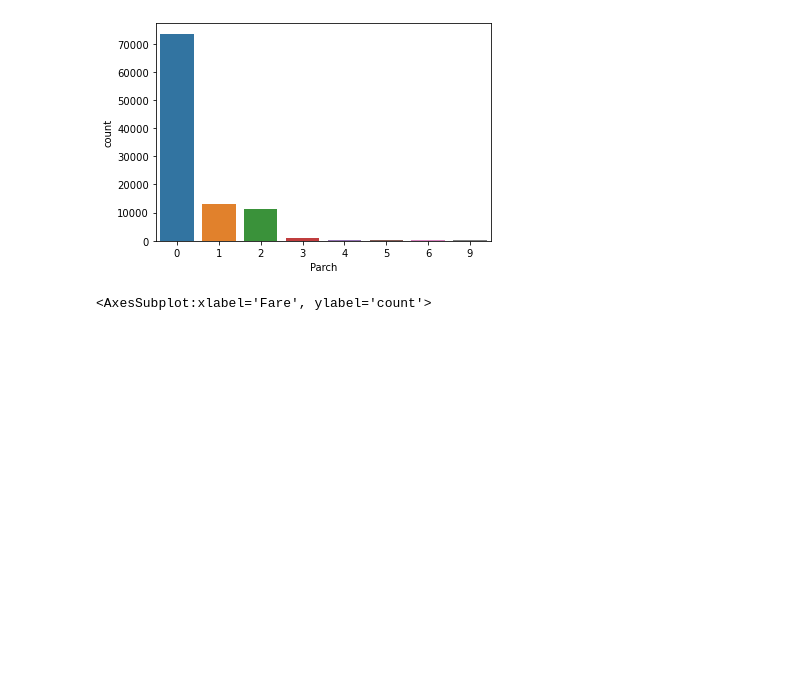
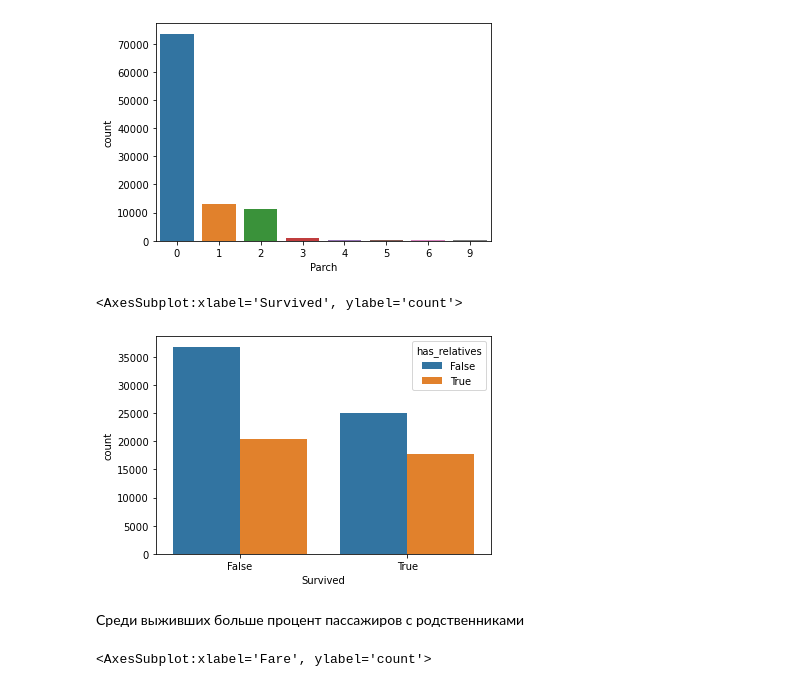
Before and after one commit to codekot/data_exploration, a Jupyter notebook: eda.ipynb, the cells around one changed output. Cells and saved outputs as stored; diff of their text form; code cells hidden in the pictures; blank space fills up the shorter version.

```diff
--- a/eda.ipynb
+++ b/eda.ipynb
@@ -209,6 +232,15 @@ sns.countplot(x='Parch', data=df)
 # %% [output]
 <AxesSubplot:xlabel='Parch', ylabel='count'>
 [figure]
+# %%
+# Гипотеза что у людей с родственниками больше шансов выжить
+df['has_relatives'] = (df.Parch > 0) | (df.SibSp >0)
+sns.countplot(x='Survived', hue='has_relatives', data=df)
+# %% [output]
+<AxesSubplot:xlabel='Survived', ylabel='count'>
+[figure, added]
+# %% [markdown]
+Среди выживших больше процент пассажиров с родственниками
 # %%
 sns.countplot(x='Fare', data=df)
 # %% [output]
```
Also changed, not shown: parts of 23 cells of this notebook.
